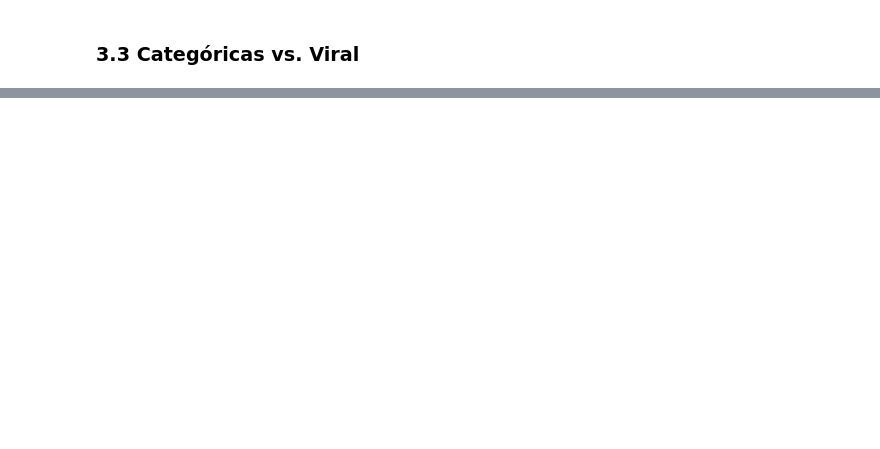
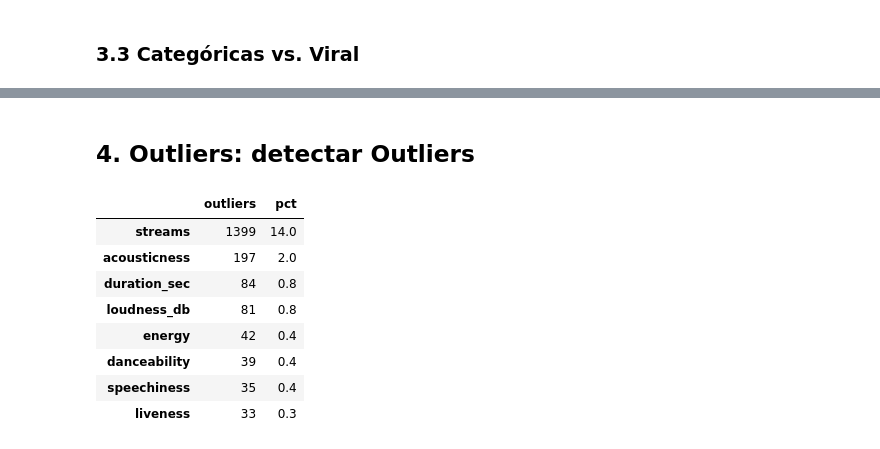
Before and after one commit to luisjoarmenta-png/proyecto_profundizacion, a Jupyter notebook: data/raw/Dataset.ipynb, the cells around one changed output, grey strips where cells are left out. Drawn from its saved outputs; the diff is of its cells as text; code cells hidden in the pictures; blank space fills up the shorter version.

```diff
--- a/data/raw/Dataset.ipynb
+++ b/data/raw/Dataset.ipynb
@@ -199,2 +199,17 @@ plt.show()
 # %% [markdown]
 ### 3.3 Categóricas vs. Viral
+# %%
+
+fig, axes = plt.subplots(1, 2, figsize=(16, 6))
+
+for ax, col in zip(axes, categoricas):
+    resumen = df.groupby(col)["viral"].agg(["mean", "count"])
+    if col == "artist": resumen = resumen.nlargest(10, "count")
+    resumen = resumen.sort_values("mean")
+    (resumen["mean"] * 100).plot(kind="barh", ax=ax, color="lightsteelblue")
+
+    ax.set(title=f"Porcentaje de viralidad por {col}", xlabel="Canciones virales (%)", ylabel=col)
+    ax.set_xlim(0, 100)
+
+plt.tight_layout()
+plt.show()
@@ -200,0 +218,35 @@ plt.show()
+# %% [markdown]
+## 4. Outliers: detectar Outliers
+# %%
+import pandas as pd
+
+# Detectamos outliers mediante IQR
+def outliers_iqr(serie, k=1.5):
+    Q1 = serie.quantile(0.25)
+    Q3 = serie.quantile(0.75)
+    IQR = Q3 - Q1
+    limite_inferior = Q1 - k * IQR
+    limite_superior = Q3 + k * IQR
+    return (serie < limite_inferior) | (serie > limite_superior)
+
+# Resumimos los outliers
+def resumen_outliers(df: pd.DataFrame, k: float = 1.5) -> pd.DataFrame:
+    columnas = [col for col in numericas if col != "release_year"]
+    conteo = {col: int(outliers_iqr(df[col], k).sum())
+        for col in columnas}
+    resumen = pd.DataFrame({"outliers": conteo})
+    resumen["pct"] = (resumen["outliers"] / df[columnas].count() * 100).round(1)
+    return resumen.sort_values("outliers", ascending=False)
+
+# Mostramos las 8 variables con más valores atípicos
+resumen_outliers(df).head(8)
+# %% [output]
+|  | outliers | pct |
+| streams | 1399 | 14.0 |
+| acousticness | 197 | 2.0 |
+| duration_sec | 84 | 0.8 |
+| loudness_db | 81 | 0.8 |
+| energy | 42 | 0.4 |
+| danceability | 39 | 0.4 |
+| speechiness | 35 | 0.4 |
+| liveness | 33 | 0.3 |
```
Also changed, not shown: parts of 7 cells of this notebook, 2 other files.
